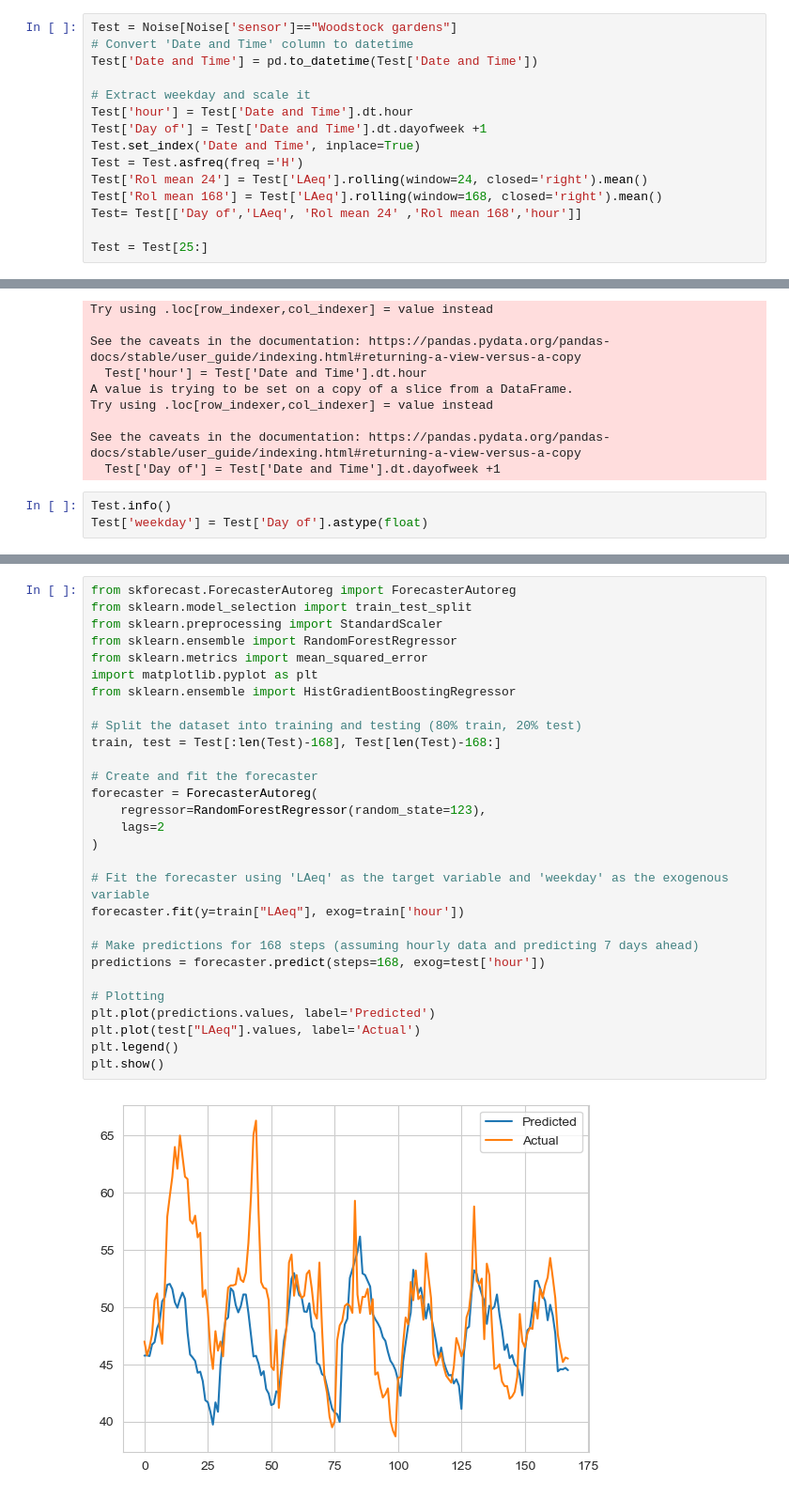
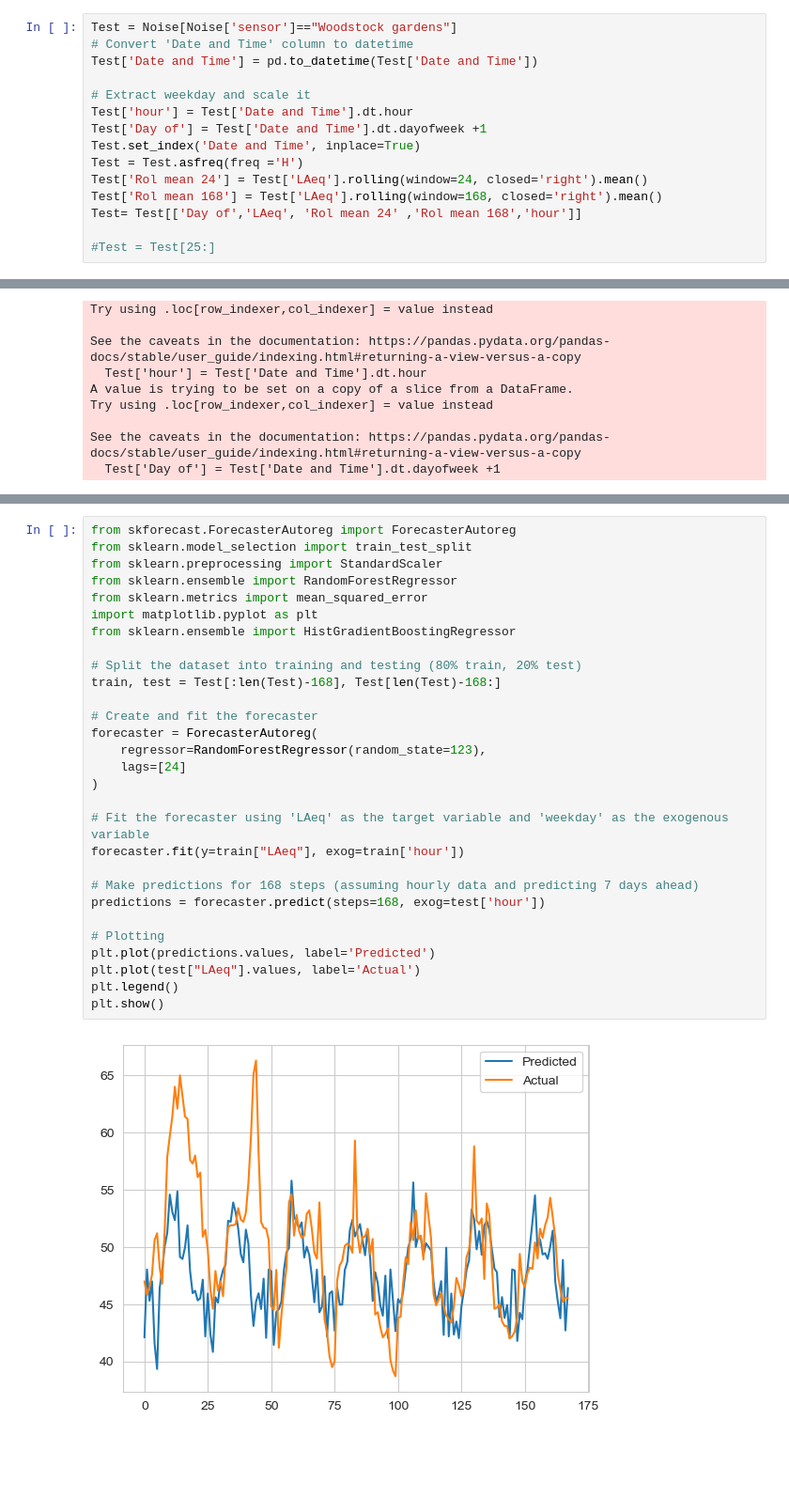
Before and after one commit to alexCCTcollege/Capstone, a Jupyter notebook: Transform.ipynb, the cells around one changed output, grey strips where cells are left out. Shown at 94% size. Cells and saved outputs as stored; diff of their text form; blank space fills up the shorter version.

```diff
--- a/Transform.ipynb
+++ b/Transform.ipynb
@@ -969,7 +969,7 @@ Test['Rol mean 24'] = Test['LAeq'].rolling(window=24, closed='right').mean()
 Test['Rol mean 168'] = Test['LAeq'].rolling(window=168, closed='right').mean()
 Test= Test[['Day of','LAeq', 'Rol mean 24' ,'Rol mean 168','hour']]
 
-Test = Test[25:]
+#Test = Test[25:]
 # %% [output]
 A value is trying to be set on a copy of a slice from a DataFrame.
 Try using .loc[row_indexer,col_indexer] = value instead
@@ -986,6 +986,3 @@ Try using .loc[row_indexer,col_indexer] = value instead
 
 See the caveats in the documentation: https://pandas.pydata.org/pandas-docs/stable/user_guide/indexing.html#returning-a-view-versus-a-copy
   Test['Day of'] = Test['Date and Time'].dt.dayofweek +1
-# %%
-Test.info()
-Test['weekday'] = Test['Day of'].astype(float)
@@ -1006,31 +994,31 @@ memory usage: 33.7 KB
 # %%
 from skforecast.ForecasterAutoreg import ForecasterAutoreg
 from sklearn.model_selection import train_test_split
 from sklearn.preprocessing import StandardScaler
 from sklearn.ensemble import RandomForestRegressor
 from sklearn.metrics import mean_squared_error
 import matplotlib.pyplot as plt
 from sklearn.ensemble import HistGradientBoostingRegressor
 
 # Split the dataset into training and testing (80% train, 20% test)
 train, test = Test[:len(Test)-168], Test[len(Test)-168:]
 
 # Create and fit the forecaster
 forecaster = ForecasterAutoreg(
     regressor=RandomForestRegressor(random_state=123),
-    lags=2
+    lags=[24]
 )
 
 # Fit the forecaster using 'LAeq' as the target variable and 'weekday' as the exogenous variable
 forecaster.fit(y=train["LAeq"], exog=train['hour'])
 
 # Make predictions for 168 steps (assuming hourly data and predicting 7 days ahead)
 predictions = forecaster.predict(steps=168, exog=test['hour'])
 
 # Plotting
 plt.plot(predictions.values, label='Predicted')
 plt.plot(test["LAeq"].values, label='Actual')
 plt.legend()
 plt.show()
 # %% [output]
-[figure, old version]
+[figure, new version]
```
Also changed, not shown: parts of 6 cells of this notebook.
